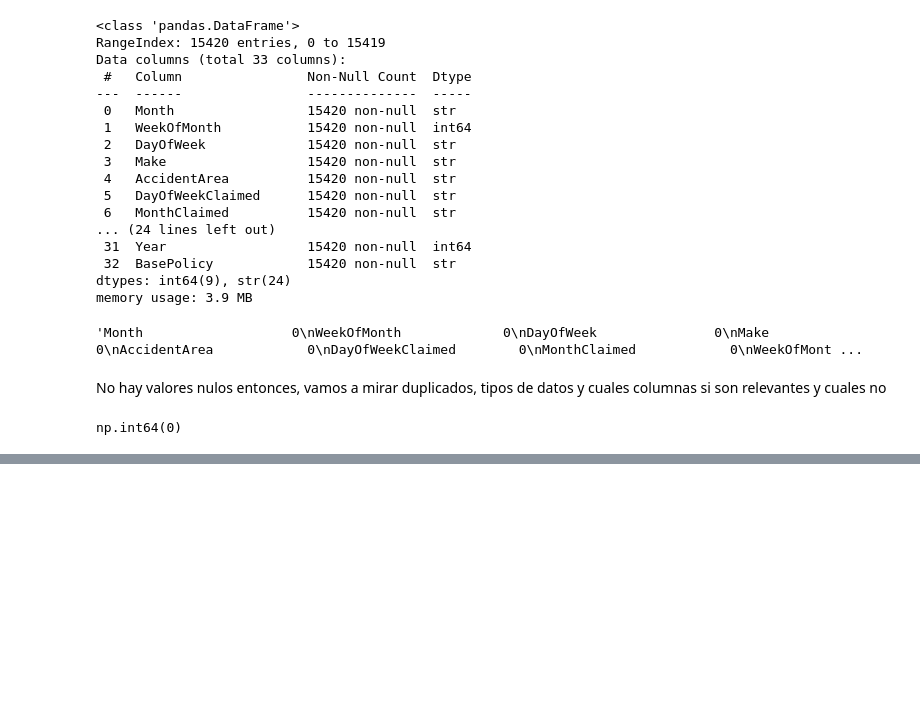
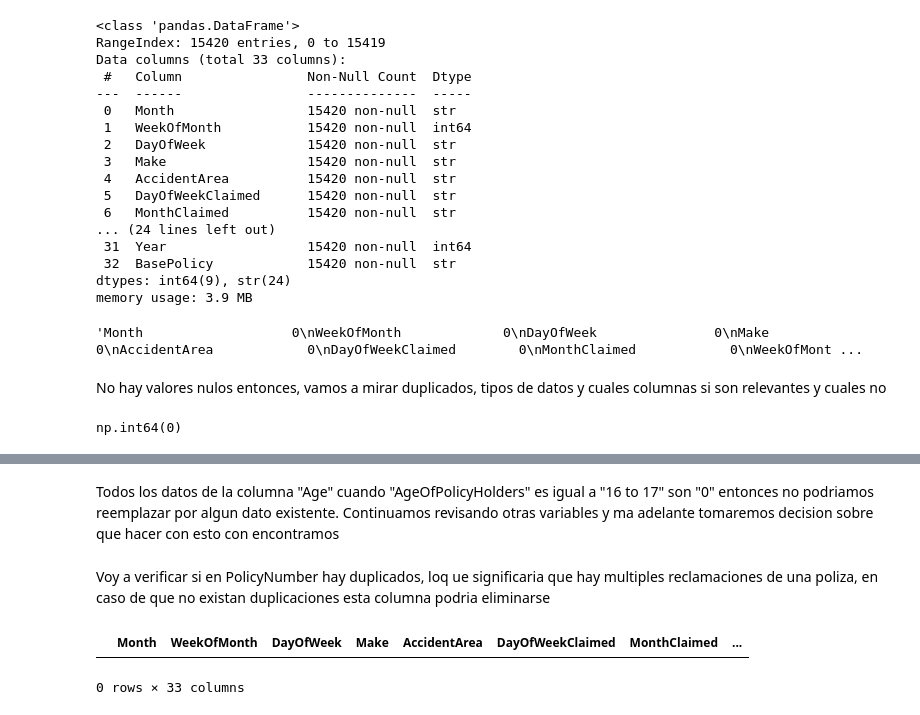
Before and after one commit to V1perB1te/Fraude_accidentes, a Jupyter notebook: Fase1_datos.ipynb, the cells around one changed output, grey strips where cells are left out. Saved outputs shown, nothing was run; the diff lists cells and outputs as text; code cells hidden in the pictures; blank space fills up the shorter version.

```diff
--- a/Fase1_datos.ipynb
+++ b/Fase1_datos.ipynb
@@ -116,0 +157,9 @@ unique_values_con.plot.bar(logy=True, figsize=(10, 4),
+# %% [markdown]
+Todos los datos de la  columna "Age" cuando  "AgeOfPolicyHolders" es igual a "16 to 17" son "0" entonces no podriamos reemplazar por algun dato existente. Continuamos revisando otras variables y ma adelante tomaremos decision sobre que hacer con esto con encontramos
+# %% [markdown]
+Voy a verificar si en PolicyNumber hay duplicados, loq ue significaria que hay multiples reclamaciones de una poliza, en caso de que no existan duplicaciones esta columna podria eliminarse
+# %%
+df[df.duplicated(['PolicyNumber'])]
+# %% [output]
+|  | Month | WeekOfMonth | DayOfWeek | Make | AccidentArea | DayOfWeekClaimed | MonthClaimed | ... |
+0 rows × 33 columns
```
Also changed, not shown: parts of 53 cells of this notebook, 1 other file.
